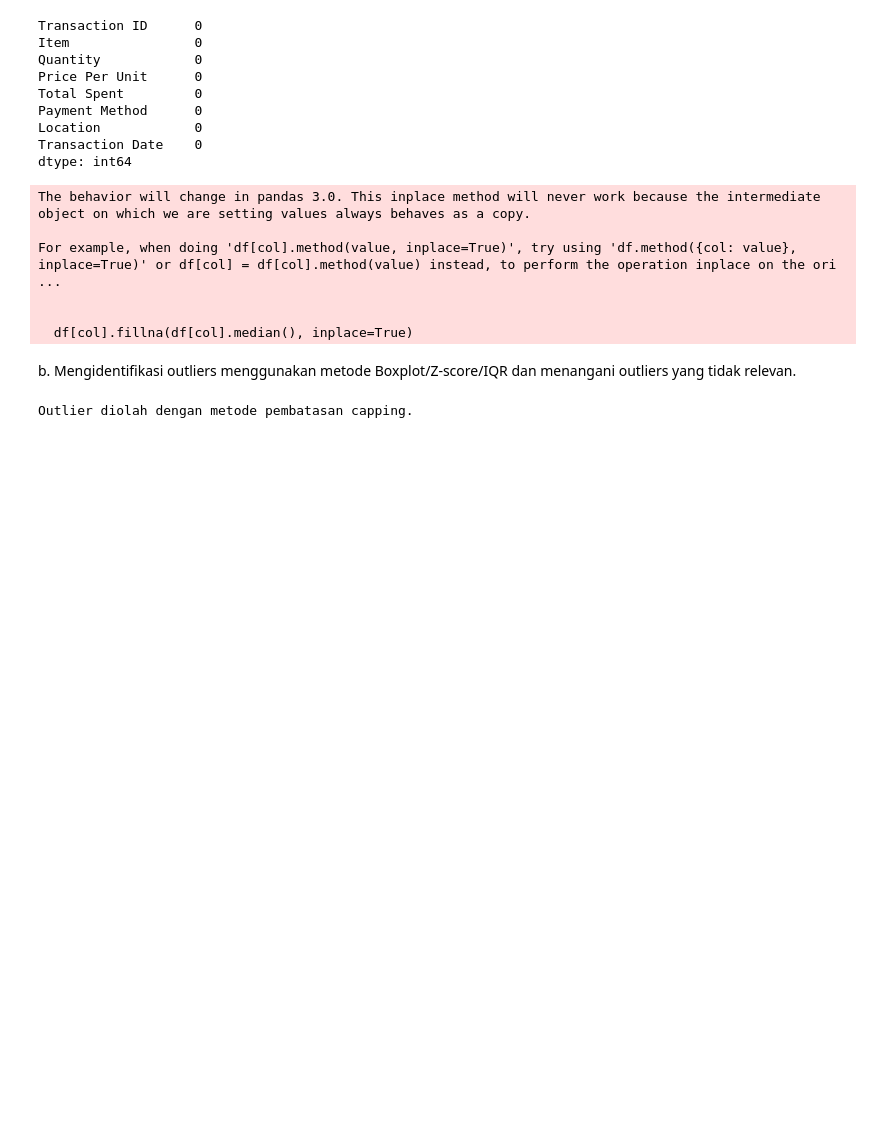
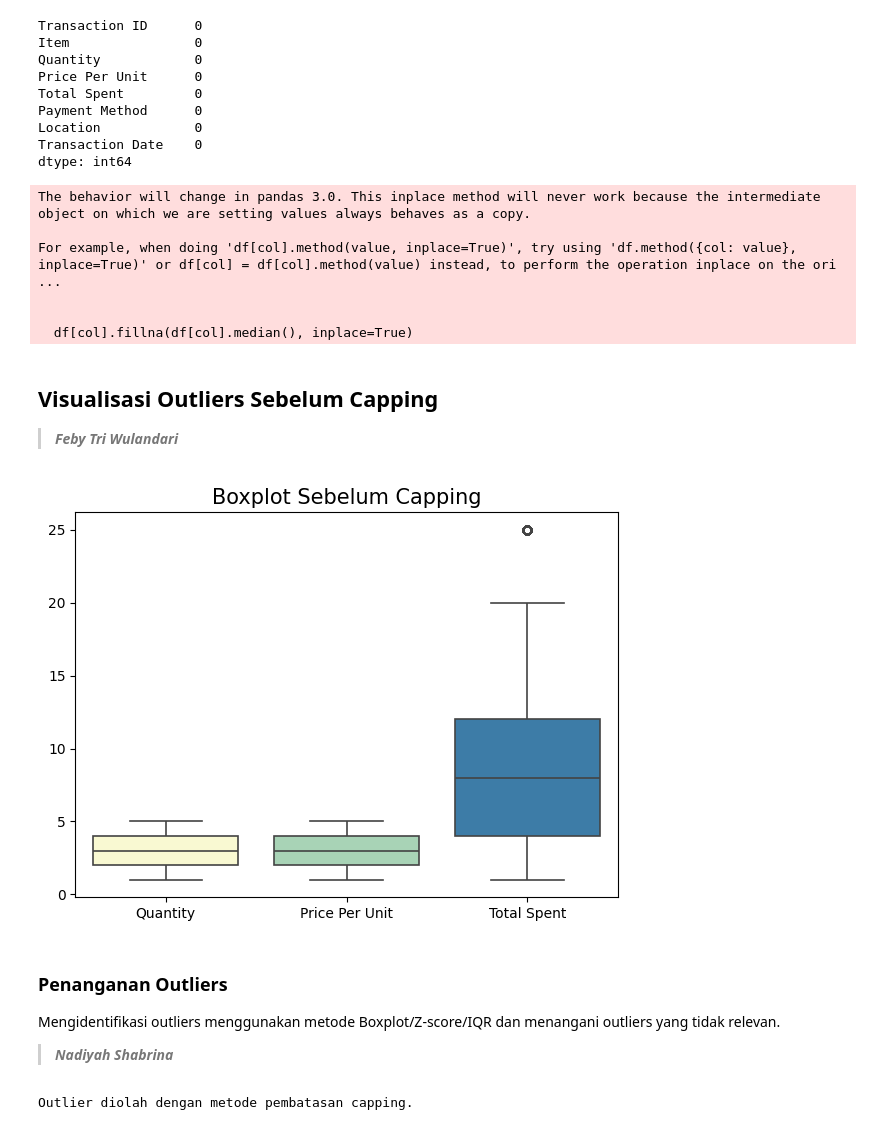
Before and after one commit to feby-tw/ta1-introds-group4, a Jupyter notebook: team-assignment-1.ipynb, the cells around one changed output. Drawn from its saved outputs; the diff is of its cells as text; code cells hidden in the pictures; blank space fills up the shorter version.

```diff
--- a/team-assignment-1.ipynb
+++ b/team-assignment-1.ipynb
@@ -87,8 +187,29 @@ For example, when doing 'df[col].method(value, inplace=True)', try using 'df.met
 
 
   df[col].fillna(df[col].median(), inplace=True)
+# %% [markdown]
+## Visualisasi Outliers Sebelum Capping
+> ***Feby Tri Wulandari***
+# %%
+# Distribusi Data Numerik
+numerical_cols = ['Quantity', 'Price Per Unit', 'Total Spent']
+
+plt.figure(figsize=(7,5))
+sns.boxplot(
+    data=df[numerical_cols],
+    palette={'Quantity':'#ffffcc', 'Price Per Unit':'#a1dab4', 'Total Spent':'#2c7fb8'},
+    linewidth=1.2
+)
+plt.title("Boxplot Sebelum Capping", fontsize=15)
+plt.show()
+# %% [output]
+[figure, added]
 # %% [markdown]
-b. Mengidentifikasi outliers menggunakan metode Boxplot/Z-score/IQR dan menangani outliers yang tidak relevan.
+### Penanganan Outliers
+
+Mengidentifikasi outliers menggunakan metode Boxplot/Z-score/IQR dan menangani outliers yang tidak relevan.
+
+> ***Nadiyah Shabrina***
 # %%
 # Menggunakan IQR untuk menghilangkan outlier
 numerical_cols = ['Quantity', 'Price Per Unit', 'Total Spent']
```
Also changed, not shown: parts of 37 cells of this notebook.
